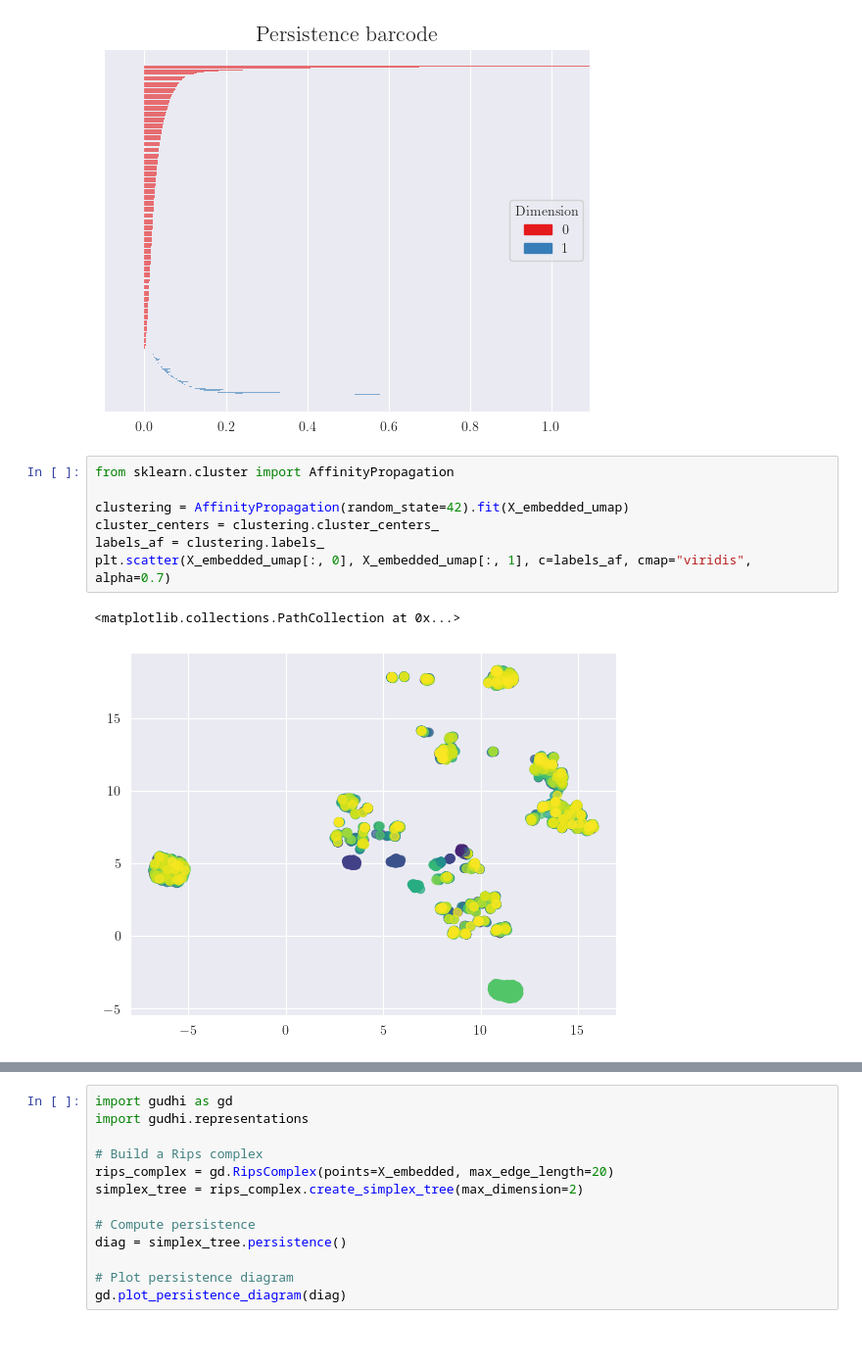
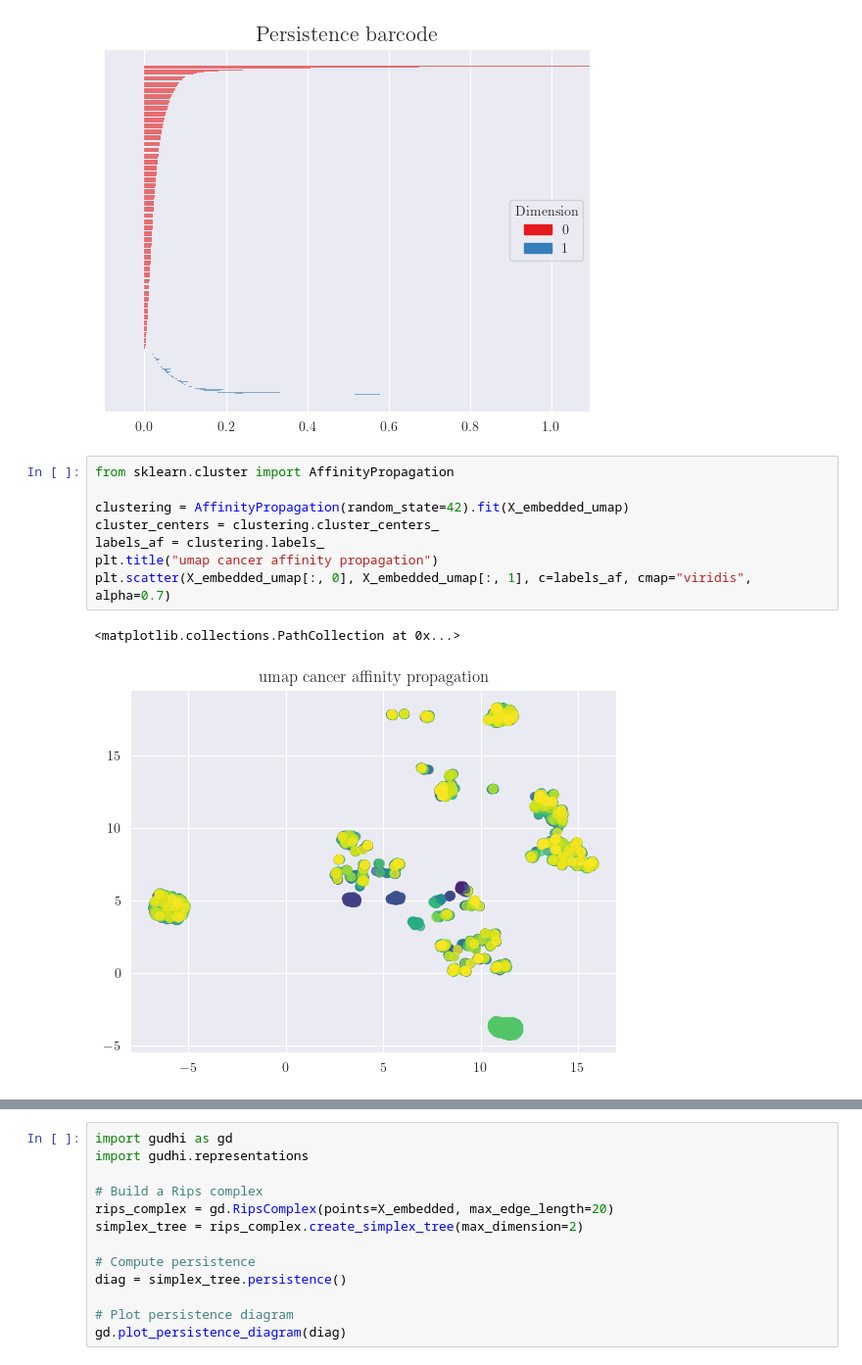
Before and after one commit to shin-fued/umap_vs_tsne, a Jupyter notebook: trying.ipynb, the cells around one changed output, grey strips where cells are left out. Shown at 98% size. Cells and saved outputs as stored; diff of their text form; blank space fills up the shorter version.

```diff
--- a/trying.ipynb
+++ b/trying.ipynb
@@ -270,13 +329,14 @@ gudhi.plot_persistence_barcode(diag)
 # %%
 from sklearn.cluster import AffinityPropagation
 
 clustering = AffinityPropagation(random_state=42).fit(X_embedded_umap)
 cluster_centers = clustering.cluster_centers_
 labels_af = clustering.labels_
+plt.title("umap cancer affinity propagation")
 plt.scatter(X_embedded_umap[:, 0], X_embedded_umap[:, 1], c=labels_af, cmap="viridis", alpha=0.7)
 # %% [output]
 <matplotlib.collections.PathCollection at 0x...>
-[figure, old version]
+[figure, new version]
 # %%
 df = pd.read_csv('Breast_Cancer.csv')
 
```
Also changed, not shown: parts of 19 cells of this notebook, 4 other files.
